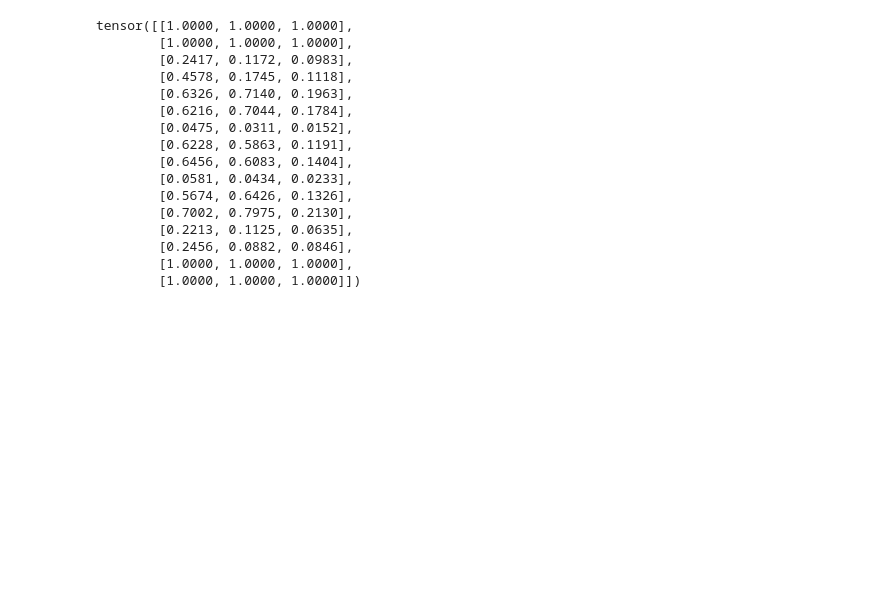
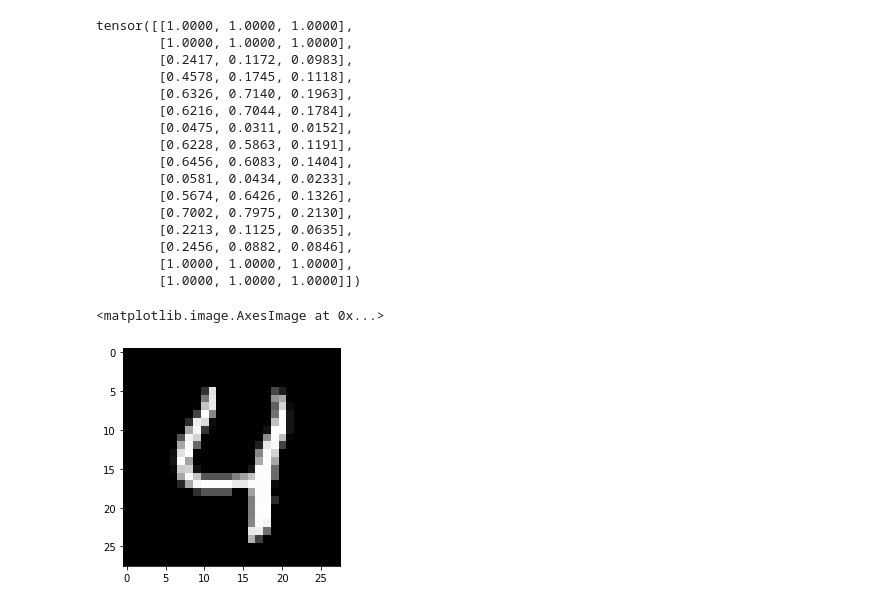
Before and after one commit to DanteNoguez/CalculusRatiocinator, a Jupyter notebook: notebooks/ensayo_1.ipynb, the cells around one changed output. Saved outputs shown, nothing was run; the diff lists cells and outputs as text; code cells hidden in the pictures; blank space fills up the shorter version.

```diff
--- a/notebooks/ensayo_1.ipynb
+++ b/notebooks/ensayo_1.ipynb
@@ -593,3 +597,28 @@ tensor([[1.0000, 1.0000, 1.0000],
         [0.2456, 0.0882, 0.0846],
         [1.0000, 1.0000, 1.0000],
         [1.0000, 1.0000, 1.0000]])
+# %%
+from torchvision import datasets
+from torchvision.transforms import ToTensor
+
+test_data = datasets.MNIST(
+    root = 'data',
+    train = False,
+    transform = ToTensor(),
+    download = True,
+    target_transform = None)
+
+from torch.utils.data import DataLoader
+
+BATCH_SIZE = 32
+
+test_dataloader = DataLoader(dataset=test_data,
+                             batch_size=BATCH_SIZE,
+                             shuffle=False)
+# %%
+test_features_batch, test_labels_batch = next(iter(test_dataloader))
+image = test_features_batch[4]
+plt.imshow(image.squeeze().cpu(), cmap='gray')
+# %% [output]
+<matplotlib.image.AxesImage at 0x...>
+[figure, added]
```
Also changed, not shown: parts of 11 cells of this notebook.
